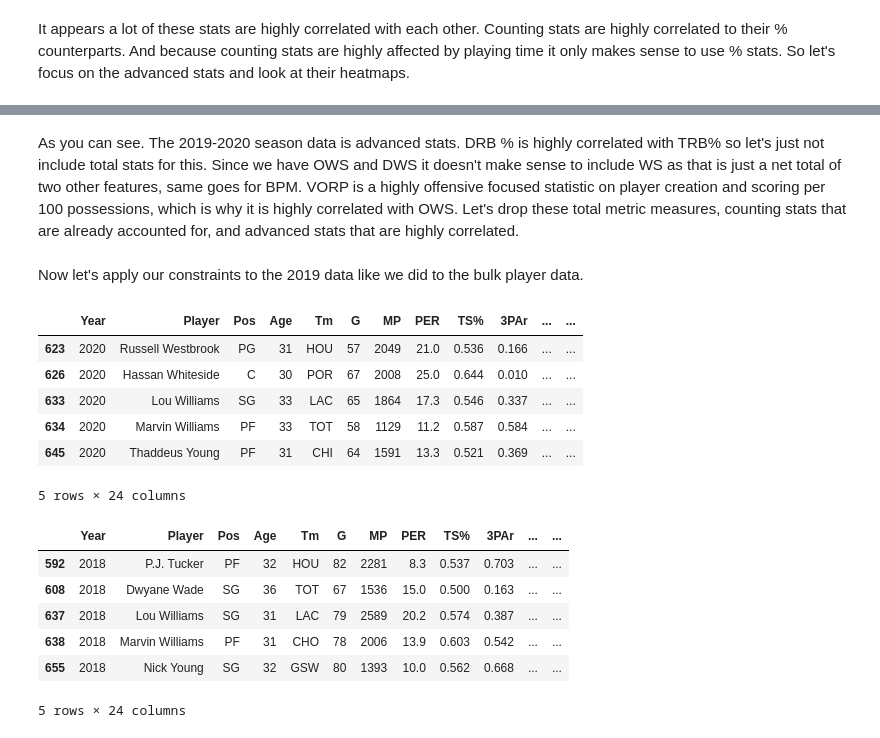
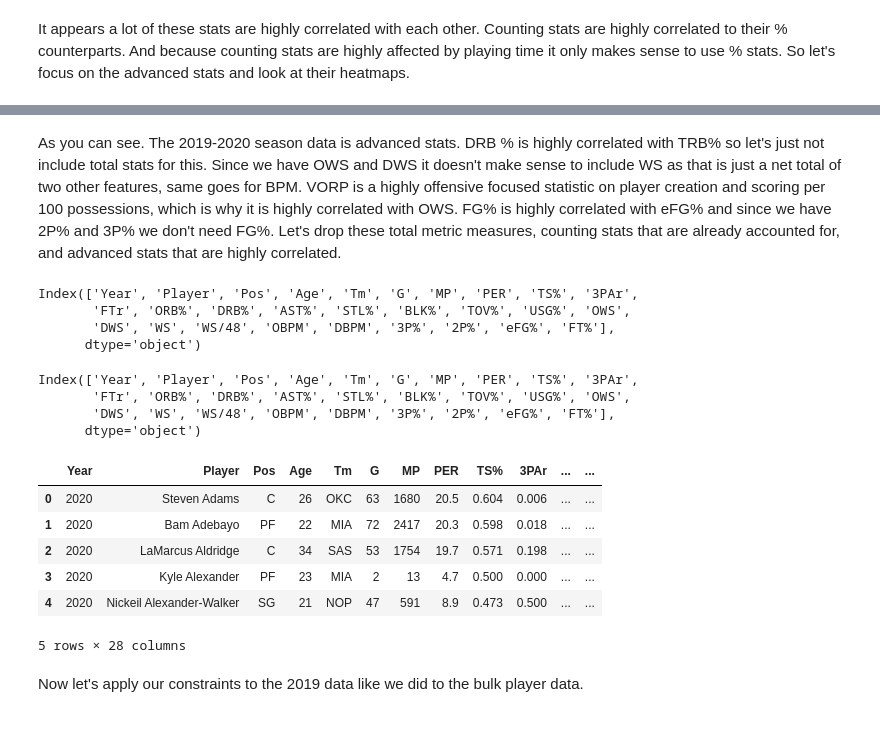
Before and after one commit to GauravMohan1/NBA-Veteran_Analysis, a Jupyter notebook: player_metrics.ipynb, the cells around one changed output, grey strips where cells are left out. Cells and saved outputs as stored; diff of their text form; code cells hidden in the pictures.

```diff
--- a/player_metrics.ipynb
+++ b/player_metrics.ipynb
@@ -176,3 +211,3 @@ _ = sns.heatmap(corr, annot=corr_annot, cmap='coolwarm', fmt='')
 # %% [markdown]
-As you can see. The 2019-2020 season data is advanced stats. DRB % is highly correlated with TRB% so let's just not include total stats for this. Since we have OWS and DWS it doesn't make sense to include WS as that is just a net total of two other features, same goes for BPM. VORP is a highly offensive focused statistic on player creation and scoring per 100 possessions, which is why it is highly correlated with OWS. Let's drop these total metric measures, counting stats that are already accounted for, and advanced stats that are highly correlated.
+As you can see. The 2019-2020 season data is advanced stats. DRB % is highly correlated with TRB% so let's just not include total stats for this. Since we have OWS and DWS it doesn't make sense to include WS as that is just a net total of two other features, same goes for BPM. VORP is a highly offensive focused statistic on player creation and scoring per 100 possessions, which is why it is highly correlated with OWS. FG% is highly correlated with eFG% and since we have 2P% and 3P% we don't need FG%. Let's drop these total metric measures, counting stats that are already accounted for, and advanced stats that are highly correlated.
 # %%
@@ -181,14 +216,38 @@ data = data.drop(['blanl', 'blank2', 'BPM', 'FG', 'FGA', '3P', '3PA', '2P', '2PA
 # %%
 #Add columns if needed
-data_2020.insert(0,'Year',2020)
-data_2018.insert(0,'Year',2018)
-data_2019.insert(0,'Year',2019)
-data_2021.insert(0,'Year',2021)
+total_2020.insert(0,'Year',2020)
+total_2018.insert(0,'Year',2018)
+total_2019.insert(0,'Year',2019)
+total_2021.insert(0,'Year',2021)
 # %%
 #Drop necessary columns
-data_2020 = data_2020.drop(['VORP', 'BPM', 'TRB%'],axis=1)
-data_2021 = data_2021.drop(['Rk','VORP', 'BPM', 'TRB%'],axis=1)
-data_2018 = data_2018.drop(['Rk', 'TRB%','Unnamed: 19','Unnamed: 24','BPM', 'VORP'],axis=1)
-data_2019 = data_2019.drop(['Rk', 'TRB%', 'BPM', 'VORP'],axis=1)
+total_2020 = total_2020.drop(['VORP', 'BPM', 'TRB%','FG%'],axis=1)
+total_2021 = total_2021.drop(['Rk','VORP', 'BPM', 'TRB%','FG%'],axis=1)
+total_2018 = total_2018.drop(['Rk', 'TRB%','Unnamed: 19','Unnamed: 24','BPM', 'VORP','FG%'],axis=1)
+total_2019 = total_2019.drop(['Rk', 'TRB%', 'BPM', 'VORP','FG%'],axis=1)
+# %%
+total_2020.columns
+# %% [output]
+Index(['Year', 'Player', 'Pos', 'Age', 'Tm', 'G', 'MP', 'PER', 'TS%', '3PAr',
+       'FTr', 'ORB%', 'DRB%', 'AST%', 'STL%', 'BLK%', 'TOV%', 'USG%', 'OWS',
+       'DWS', 'WS', 'WS/48', 'OBPM', 'DBPM', '3P%', '2P%', 'eFG%', 'FT%'],
+      dtype='object')
+# %%
+data.columns
+# %% [output]
+Index(['Year', 'Player', 'Pos', 'Age', 'Tm', 'G', 'MP', 'PER', 'TS%', '3PAr',
+       'FTr', 'ORB%', 'DRB%', 'AST%', 'STL%', 'BLK%', 'TOV%', 'USG%', 'OWS',
+       'DWS', 'WS', 'WS/48', 'OBPM', 'DBPM', '3P%', '2P%', 'eFG%', 'FT%'],
+      dtype='object')
+# %%
+total_2020.head()
+# %% [output]
+|  | Year | Player | Pos | Age | Tm | G | MP | PER | TS% | 3PAr | ... | ... |
+| 0 | 2020 | Steven Adams | C | 26 | OKC | 63 | 1680 | 20.5 | 0.604 | 0.006 | ... | ... |
+| 1 | 2020 | Bam Adebayo | PF | 22 | MIA | 72 | 2417 | 20.3 | 0.598 | 0.018 | ... | ... |
+| 2 | 2020 | LaMarcus Aldridge | C | 34 | SAS | 53 | 1754 | 19.7 | 0.571 | 0.198 | ... | ... |
+| 3 | 2020 | Kyle Alexander | PF | 23 | MIA | 2 | 13 | 4.7 | 0.500 | 0.000 | ... | ... |
+| 4 | 2020 | Nickeil Alexander-Walker | SG | 21 | NOP | 47 | 591 | 8.9 | 0.473 | 0.500 | ... | ... |
+5 rows × 28 columns
 # %% [markdown]
 Now let's apply our constraints to the 2019 data like we did to the bulk player data.
@@ -222,23 +283,3 @@ for i in changes:
         temp.append(p.split('\\')[0])
 
     i['Player'] = temp
-# %%
-data_2020.tail()
-# %% [output]
-|  | Year | Player | Pos | Age | Tm | G | MP | PER | TS% | 3PAr | ... | ... |
-| 623 | 2020 | Russell Westbrook | PG | 31 | HOU | 57 | 2049 | 21.0 | 0.536 | 0.166 | ... | ... |
-| 626 | 2020 | Hassan Whiteside | C | 30 | POR | 67 | 2008 | 25.0 | 0.644 | 0.010 | ... | ... |
-| 633 | 2020 | Lou Williams | SG | 33 | LAC | 65 | 1864 | 17.3 | 0.546 | 0.337 | ... | ... |
-| 634 | 2020 | Marvin Williams | PF | 33 | TOT | 58 | 1129 | 11.2 | 0.587 | 0.584 | ... | ... |
-| 645 | 2020 | Thaddeus Young | PF | 31 | CHI | 64 | 1591 | 13.3 | 0.521 | 0.369 | ... | ... |
-5 rows × 24 columns
-# %%
-data_2018.tail()
-# %% [output]
-|  | Year | Player | Pos | Age | Tm | G | MP | PER | TS% | 3PAr | ... | ... |
-| 592 | 2018 | P.J. Tucker | PF | 32 | HOU | 82 | 2281 | 8.3 | 0.537 | 0.703 | ... | ... |
-| 608 | 2018 | Dwyane Wade | SG | 36 | TOT | 67 | 1536 | 15.0 | 0.500 | 0.163 | ... | ... |
-| 637 | 2018 | Lou Williams | SG | 31 | LAC | 79 | 2589 | 20.2 | 0.574 | 0.387 | ... | ... |
-| 638 | 2018 | Marvin Williams | PF | 31 | CHO | 78 | 2006 | 13.9 | 0.603 | 0.542 | ... | ... |
-| 655 | 2018 | Nick Young | SG | 32 | GSW | 80 | 1393 | 10.0 | 0.562 | 0.668 | ... | ... |
-5 rows × 24 columns
```
Also changed, not shown: parts of 35 cells of this notebook, 2 other files.
